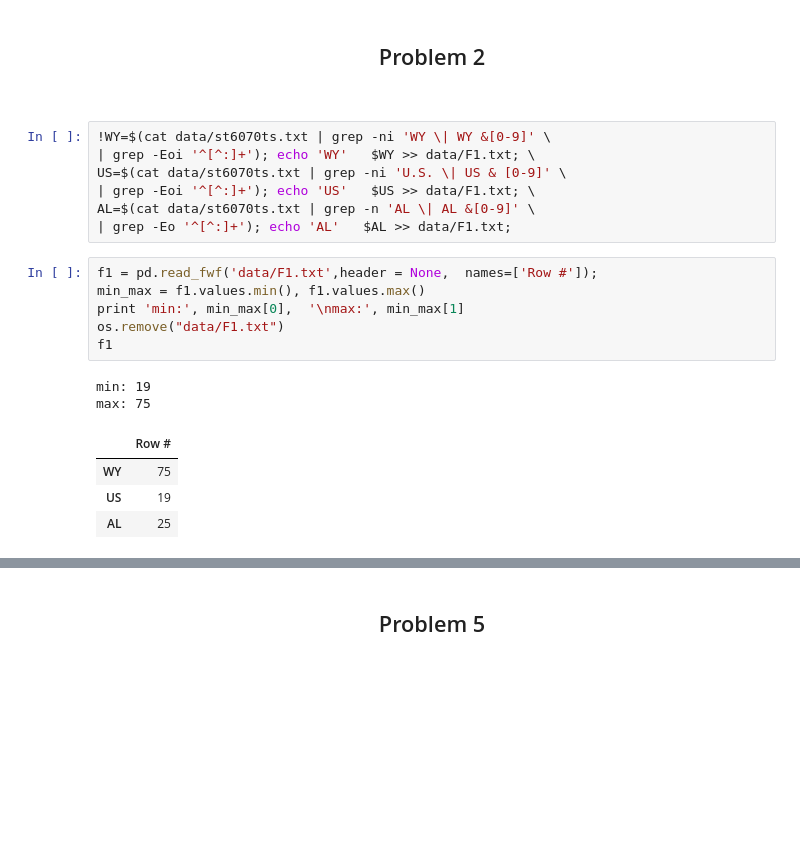
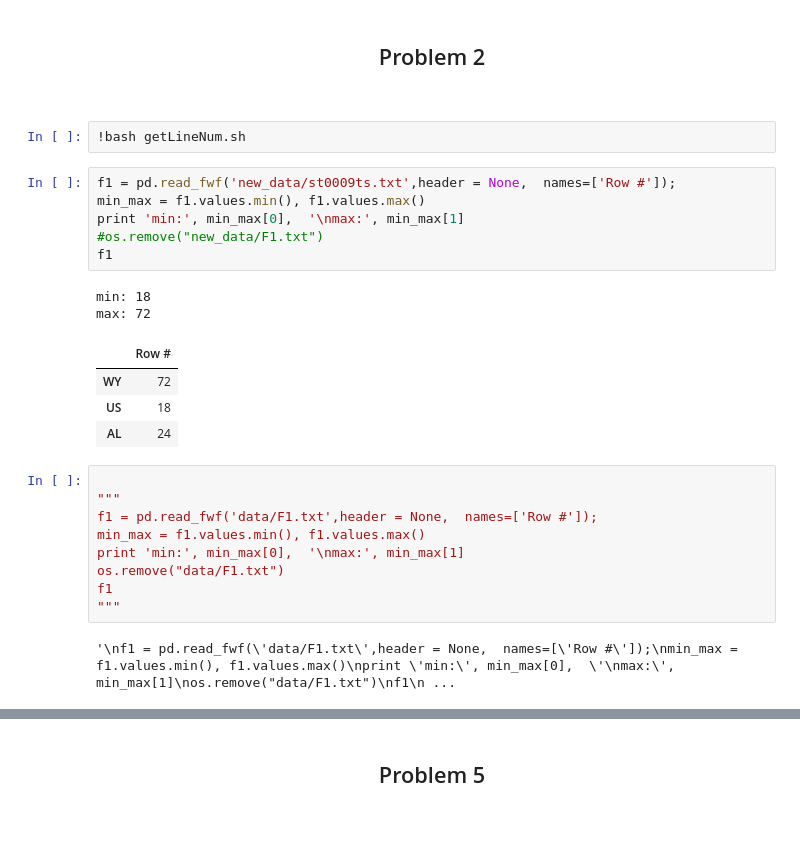
Before and after one commit to AnilKumarTeegala/DSE220_Machine_Learning, a Jupyter notebook: IPynb/1_AssignGalarnykMichael.ipynb, the cells around one changed output, grey strips where cells are left out. Cells and saved outputs as stored; diff of their text form; blank space fills up the shorter version.

```diff
--- a/IPynb/1_AssignGalarnykMichael.ipynb
+++ b/IPynb/1_AssignGalarnykMichael.ipynb
@@ -219,24 +219,30 @@ weather[(weather['play'] == 0)].plot(kind='scatter', x='humidity', y='temperatur
 [figure]
 # %% [markdown]
 <h2 align="center"> Problem 2</h2><br>
-# %%
-!WY=$(cat data/st6070ts.txt | grep -ni 'WY \| WY &[0-9]' \
-| grep -Eoi '^[^:]+'); echo 'WY'   $WY >> data/F1.txt; \
-US=$(cat data/st6070ts.txt | grep -ni 'U.S. \| US & [0-9]' \
-| grep -Eoi '^[^:]+'); echo 'US'   $US >> data/F1.txt; \
-AL=$(cat data/st6070ts.txt | grep -n 'AL \| AL &[0-9]' \
-| grep -Eo '^[^:]+'); echo 'AL'   $AL >> data/F1.txt;
+# %%
+!bash getLineNum.sh
+# %%
+f1 = pd.read_fwf('new_data/st0009ts.txt',header = None,  names=['Row #']);
+min_max = f1.values.min(), f1.values.max()
+print 'min:', min_max[0],  '\nmax:', min_max[1]
+#os.remove("new_data/F1.txt")
+f1
+# %% [output]
+min: 18
+max: 72
+|  | Row # |
+| WY | 72 |
+| US | 18 |
+| AL | 24 |
 # %%
+
+"""
 f1 = pd.read_fwf('data/F1.txt',header = None,  names=['Row #']);
 min_max = f1.values.min(), f1.values.max()
 print 'min:', min_max[0],  '\nmax:', min_max[1]
 os.remove("data/F1.txt")
 f1
+"""
 # %% [output]
-min: 19
-max: 75
+'\nf1 = pd.read_fwf(\'data/F1.txt\',header = None,  names=[\'Row #\']);\nmin_max = f1.values.min(), f1.values.max()\nprint \'min:\', min_max[0],  \'\nmax:\', min_max[1]\nos.remove("data/F1.txt")\nf1\n ...
-|  | Row # |
-| WY | 75 |
-| US | 19 |
-| AL | 25 |
 # %%
```
Also changed, not shown: parts of 2 cells of this notebook, 13 other files.
